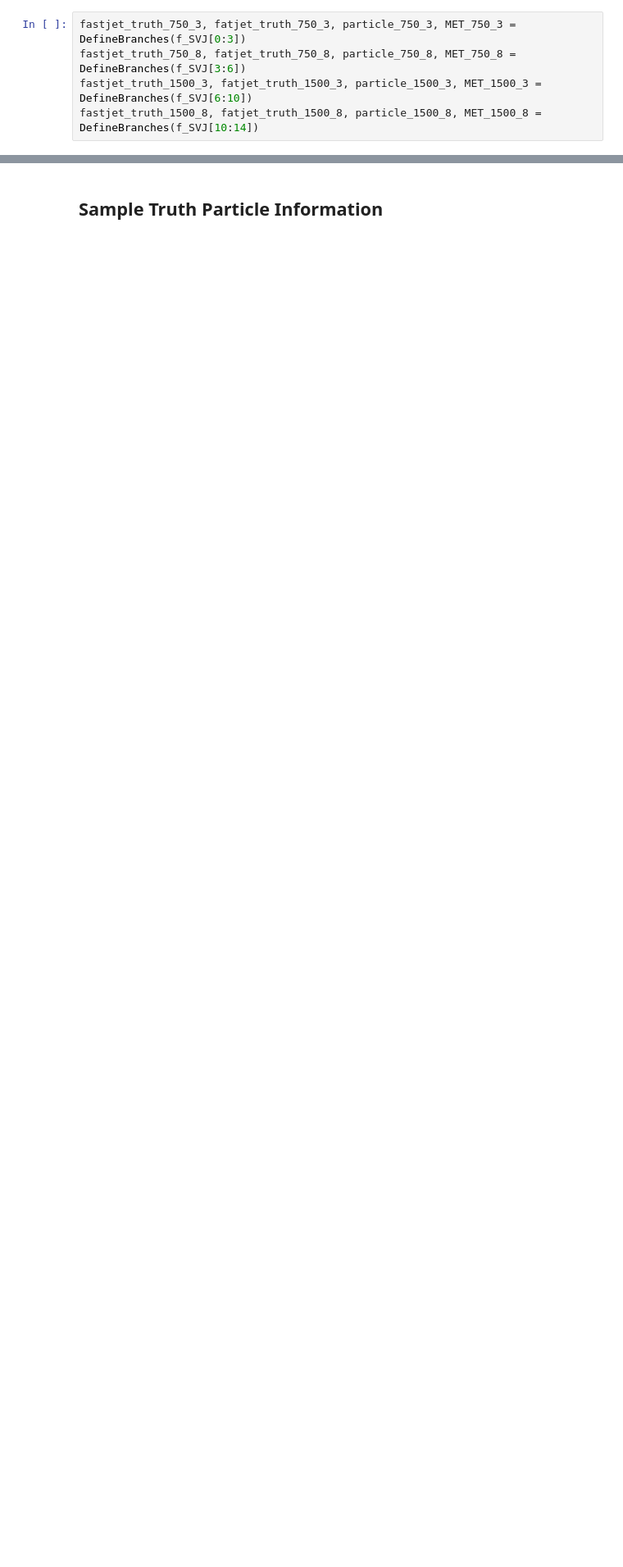
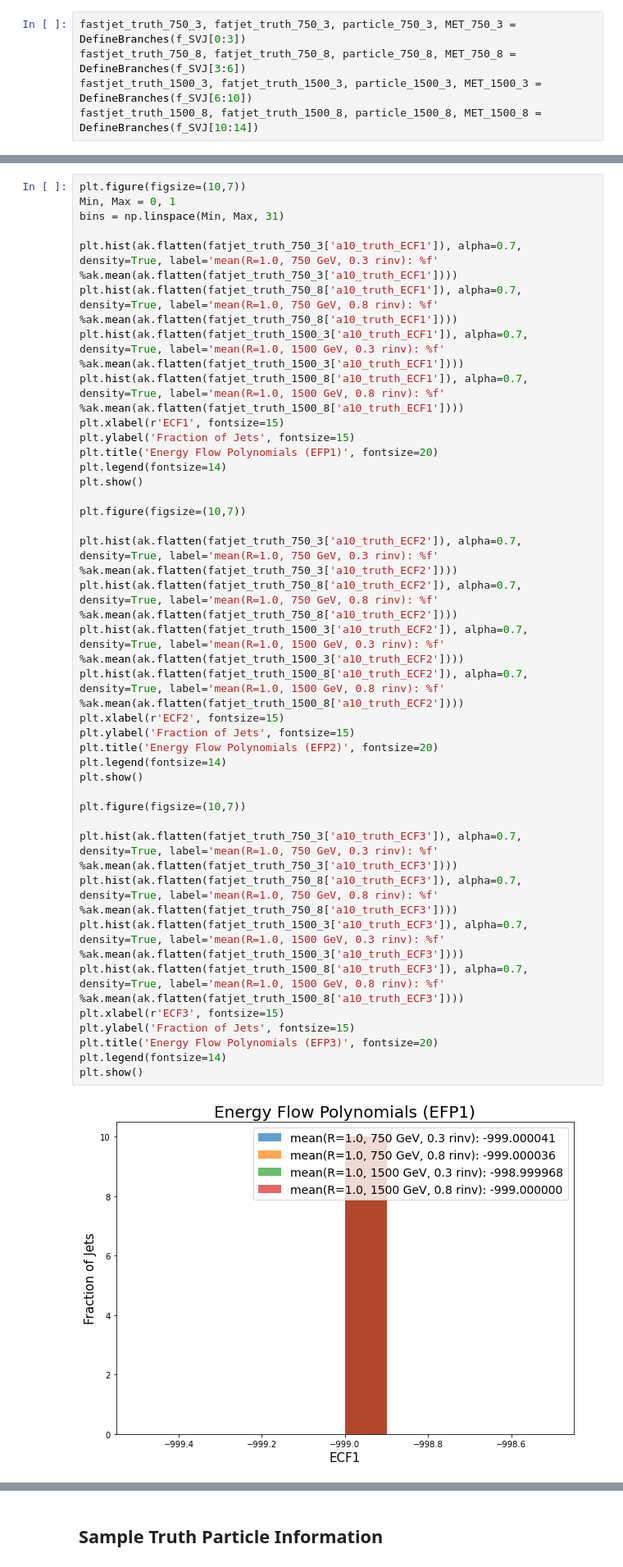
Before and after one commit to dlai211/Semi-Visible-Jets, a Jupyter notebook: SVJ_all.ipynb, the cells around one changed output, grey strips where cells are left out. Shown at 82% size. Drawn from its saved outputs; the diff is of its cells as text; blank space fills up the shorter version.

```diff
--- a/SVJ_all.ipynb
+++ b/SVJ_all.ipynb
@@ -109,0 +314,40 @@ fastjet_truth_1500_8, fatjet_truth_1500_8, particle_1500_8, MET_1500_8 = DefineB
+# %%
+plt.figure(figsize=(10,7))
+Min, Max = 0, 1
+bins = np.linspace(Min, Max, 31)
+
+plt.hist(ak.flatten(fatjet_truth_750_3['a10_truth_ECF1']), alpha=0.7, density=True, label='mean(R=1.0, 750 GeV, 0.3 rinv): %f' %ak.mean(ak.flatten(fatjet_truth_750_3['a10_truth_ECF1'])))
+plt.hist(ak.flatten(fatjet_truth_750_8['a10_truth_ECF1']), alpha=0.7, density=True, label='mean(R=1.0, 750 GeV, 0.8 rinv): %f' %ak.mean(ak.flatten(fatjet_truth_750_8['a10_truth_ECF1'])))
+plt.hist(ak.flatten(fatjet_truth_1500_3['a10_truth_ECF1']), alpha=0.7, density=True, label='mean(R=1.0, 1500 GeV, 0.3 rinv): %f' %ak.mean(ak.flatten(fatjet_truth_1500_3['a10_truth_ECF1'])))
+plt.hist(ak.flatten(fatjet_truth_1500_8['a10_truth_ECF1']), alpha=0.7, density=True, label='mean(R=1.0, 1500 GeV, 0.8 rinv): %f' %ak.mean(ak.flatten(fatjet_truth_1500_8['a10_truth_ECF1'])))
+plt.xlabel(r'ECF1', fontsize=15)
+plt.ylabel('Fraction of Jets', fontsize=15)
+plt.title('Energy Flow Polynomials (EFP1)', fontsize=20)
+plt.legend(fontsize=14)
+plt.show()
+
+plt.figure(figsize=(10,7))
+
+plt.hist(ak.flatten(fatjet_truth_750_3['a10_truth_ECF2']), alpha=0.7, density=True, label='mean(R=1.0, 750 GeV, 0.3 rinv): %f' %ak.mean(ak.flatten(fatjet_truth_750_3['a10_truth_ECF2'])))
+plt.hist(ak.flatten(fatjet_truth_750_8['a10_truth_ECF2']), alpha=0.7, density=True, label='mean(R=1.0, 750 GeV, 0.8 rinv): %f' %ak.mean(ak.flatten(fatjet_truth_750_8['a10_truth_ECF2'])))
+plt.hist(ak.flatten(fatjet_truth_1500_3['a10_truth_ECF2']), alpha=0.7, density=True, label='mean(R=1.0, 1500 GeV, 0.3 rinv): %f' %ak.mean(ak.flatten(fatjet_truth_1500_3['a10_truth_ECF2'])))
+plt.hist(ak.flatten(fatjet_truth_1500_8['a10_truth_ECF2']), alpha=0.7, density=True, label='mean(R=1.0, 1500 GeV, 0.8 rinv): %f' %ak.mean(ak.flatten(fatjet_truth_1500_8['a10_truth_ECF2'])))
+plt.xlabel(r'ECF2', fontsize=15)
+plt.ylabel('Fraction of Jets', fontsize=15)
+plt.title('Energy Flow Polynomials (EFP2)', fontsize=20)
+plt.legend(fontsize=14)
+plt.show()
+
+plt.figure(figsize=(10,7))
+
+plt.hist(ak.flatten(fatjet_truth_750_3['a10_truth_ECF3']), alpha=0.7, density=True, label='mean(R=1.0, 750 GeV, 0.3 rinv): %f' %ak.mean(ak.flatten(fatjet_truth_750_3['a10_truth_ECF3'])))
+plt.hist(ak.flatten(fatjet_truth_750_8['a10_truth_ECF3']), alpha=0.7, density=True, label='mean(R=1.0, 750 GeV, 0.8 rinv): %f' %ak.mean(ak.flatten(fatjet_truth_750_8['a10_truth_ECF3'])))
+plt.hist(ak.flatten(fatjet_truth_1500_3['a10_truth_ECF3']), alpha=0.7, density=True, label='mean(R=1.0, 1500 GeV, 0.3 rinv): %f' %ak.mean(ak.flatten(fatjet_truth_1500_3['a10_truth_ECF3'])))
+plt.hist(ak.flatten(fatjet_truth_1500_8['a10_truth_ECF3']), alpha=0.7, density=True, label='mean(R=1.0, 1500 GeV, 0.8 rinv): %f' %ak.mean(ak.flatten(fatjet_truth_1500_8['a10_truth_ECF3'])))
+plt.xlabel(r'ECF3', fontsize=15)
+plt.ylabel('Fraction of Jets', fontsize=15)
+plt.title('Energy Flow Polynomials (EFP3)', fontsize=20)
+plt.legend(fontsize=14)
+plt.show()
+# %% [output]
+[figure, added]
```
Also changed, not shown: parts of 27 cells of this notebook.
